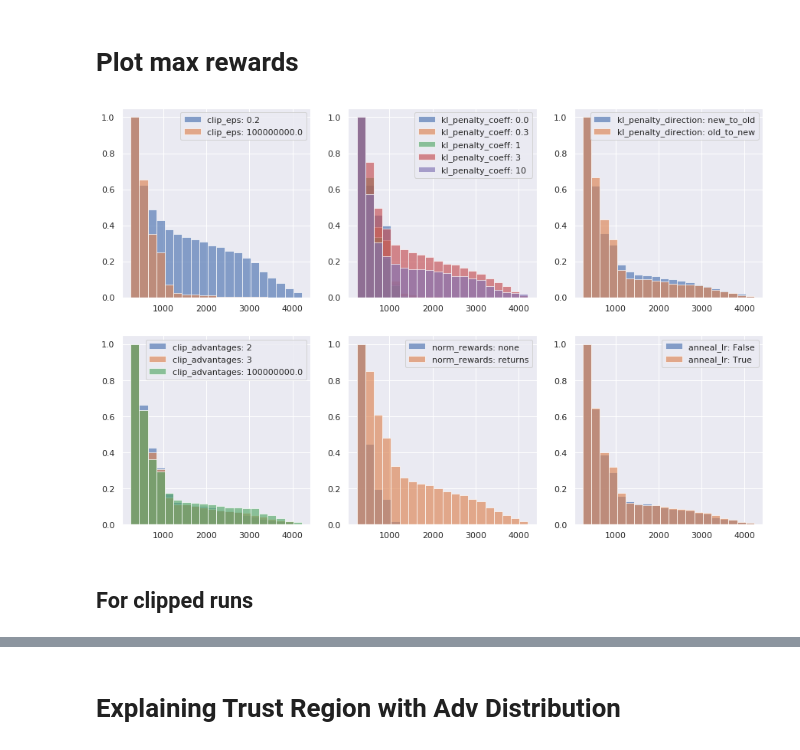
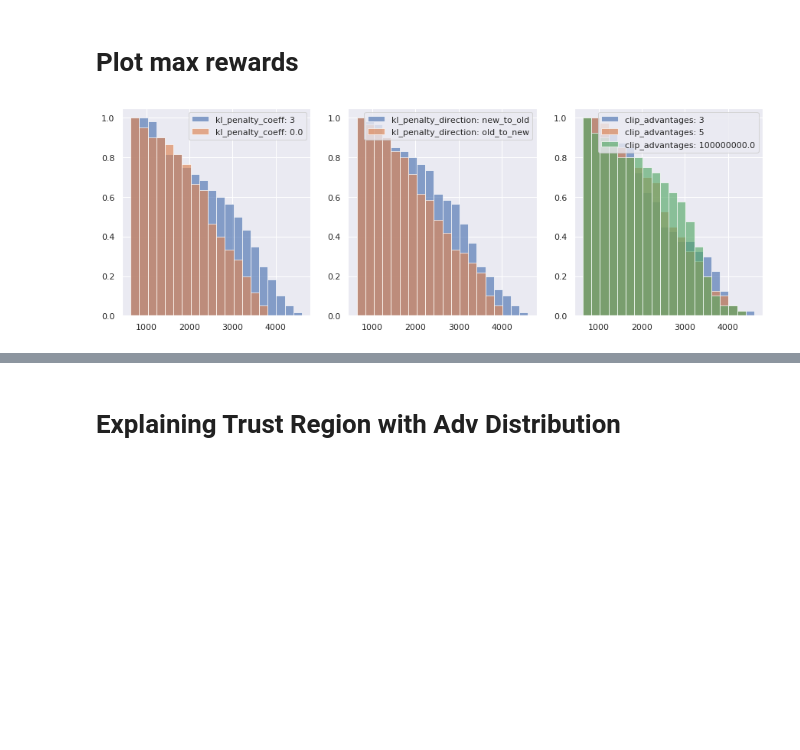
Before and after one commit to chloechsu/code-for-paper, a Jupyter notebook: src/kl_and_clip_experiment/analysis.ipynb, the cells around one changed output, grey strips where cells are left out. Saved outputs shown, nothing was run; the diff lists cells and outputs as text; code cells hidden in the pictures; blank space fills up the shorter version.

```diff
--- a/src/kl_and_clip_experiment/analysis.ipynb
+++ b/src/kl_and_clip_experiment/analysis.ipynb
@@ -40,3 +9,5 @@ r = readers.CollectionReader('agents', exp_filter=lambda exp_id: exp_id not in b
+# %%
+r = readers.CollectionReader('agents')
 # %%
 metadata = r.df('metadata')
 opt = r.df('optimization')
@@ -45,12 +16,11 @@ constraints = r.df('paper_constraints_train')
 constraints_heldout = r.df('paper_constraints_heldout')
 # %%
 code_level_opts = {
-      'clip_eps': [0.2, 1e8],
-      'kl_penalty_coeff': [0.0, 0.3, 1, 3, 10],
+      'kl_penalty_coeff': [3, 0.0],
       'kl_penalty_direction': ['new_to_old', 'old_to_new'],
-      'clip_advantages': [2, 3, 1e8],
-      'norm_rewards': ['none', 'returns'],
-      'anneal_lr': [False, True],
+      'clip_advantages': [3, 5, 1e8],
+      #'norm_rewards': ['none', 'returns'],
+      #'anneal_lr': [False, True],
       #'value_clipping': [False, True],
       #'initialization': ['xavier', 'orthogonal']
 }
@@ -64,25 +34,23 @@ key_metadata = metadata[['exp_id', 'game', 'clip_eps', 'kl_penalty_coeff', 'kl_p
 # %%
 max_rewards = opt.groupby('exp_id').max()
 
 # Histogram setup
 _, bin_edges = np.histogram(max_rewards['mean_reward'].tolist(), NUM_BINS)
 bin_locs = (bin_edges[:-1] + bin_edges[1:]) / 2
 bin_ws = (bin_edges[1] - bin_edges[0])
 
 # Plot setup
 kwargs = {'width': bin_ws, 'alpha': 0.65}
-fig, ax = plt.subplots(2, 3, figsize=(15,10))
+fig, ax = plt.subplots(1, 3, figsize=(15,5))
 
 for i, cl_opt in enumerate(code_level_opts):
     for b in code_level_opts[cl_opt]:
         exp_ids = set(metadata[metadata[cl_opt] == b]['exp_id'].tolist())
         filt = max_rewards[max_rewards.index.isin(exp_ids)]
         hist, _ = np.histogram(filt['mean_reward'].tolist(), bin_edges)
         hist = np.flip(np.cumsum(np.flip(hist))) / np.sum(hist)
         ax.flatten()[i].bar(bin_locs, hist, label=f"{cl_opt}: {b}", **kwargs)
     ax.flatten()[i].legend()
 plt.show()
 # %% [output]
-[figure, old version]
+[figure, new version]
-# %% [markdown]
-## For clipped runs
```
Also changed, not shown: parts of 37 cells of this notebook, 4 other files.
